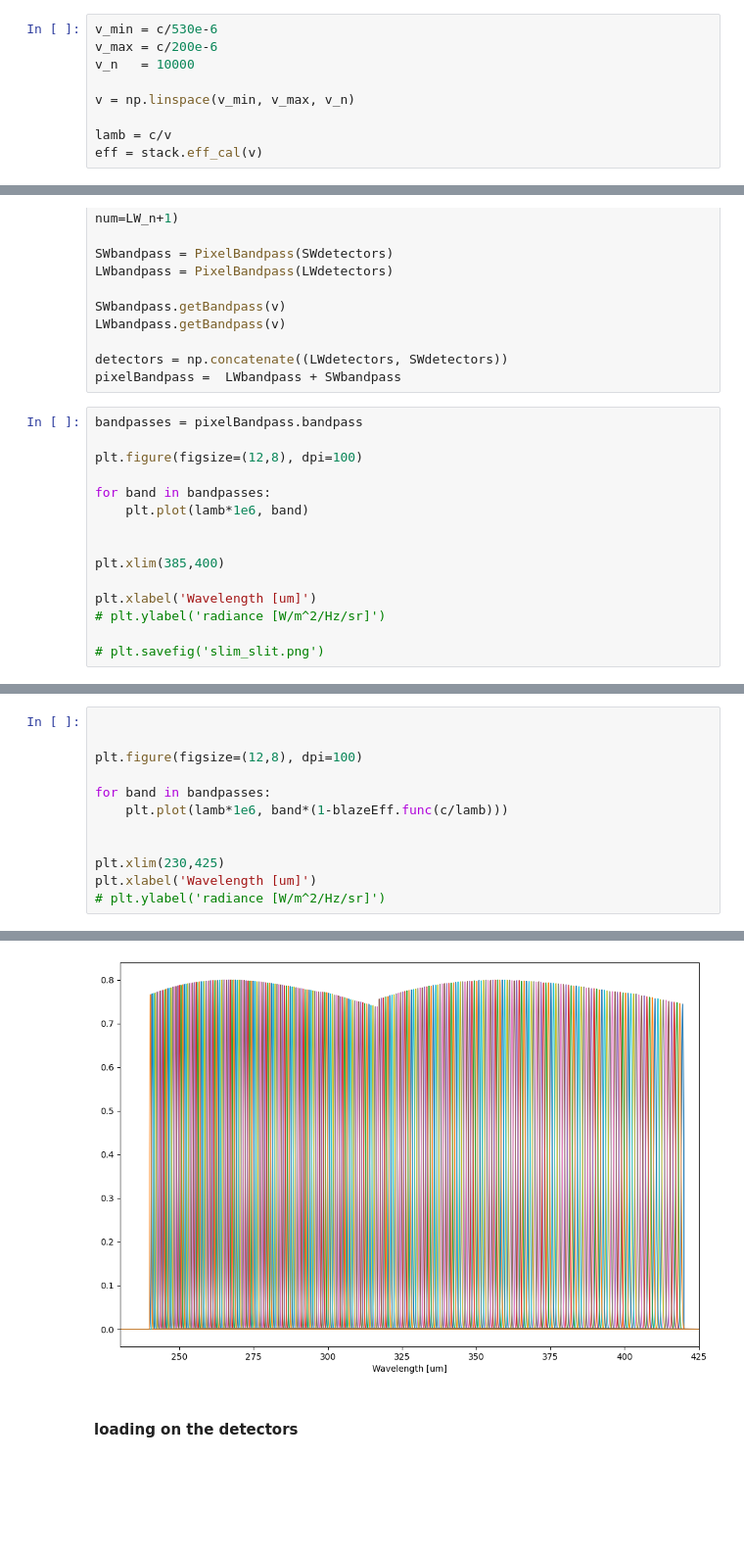
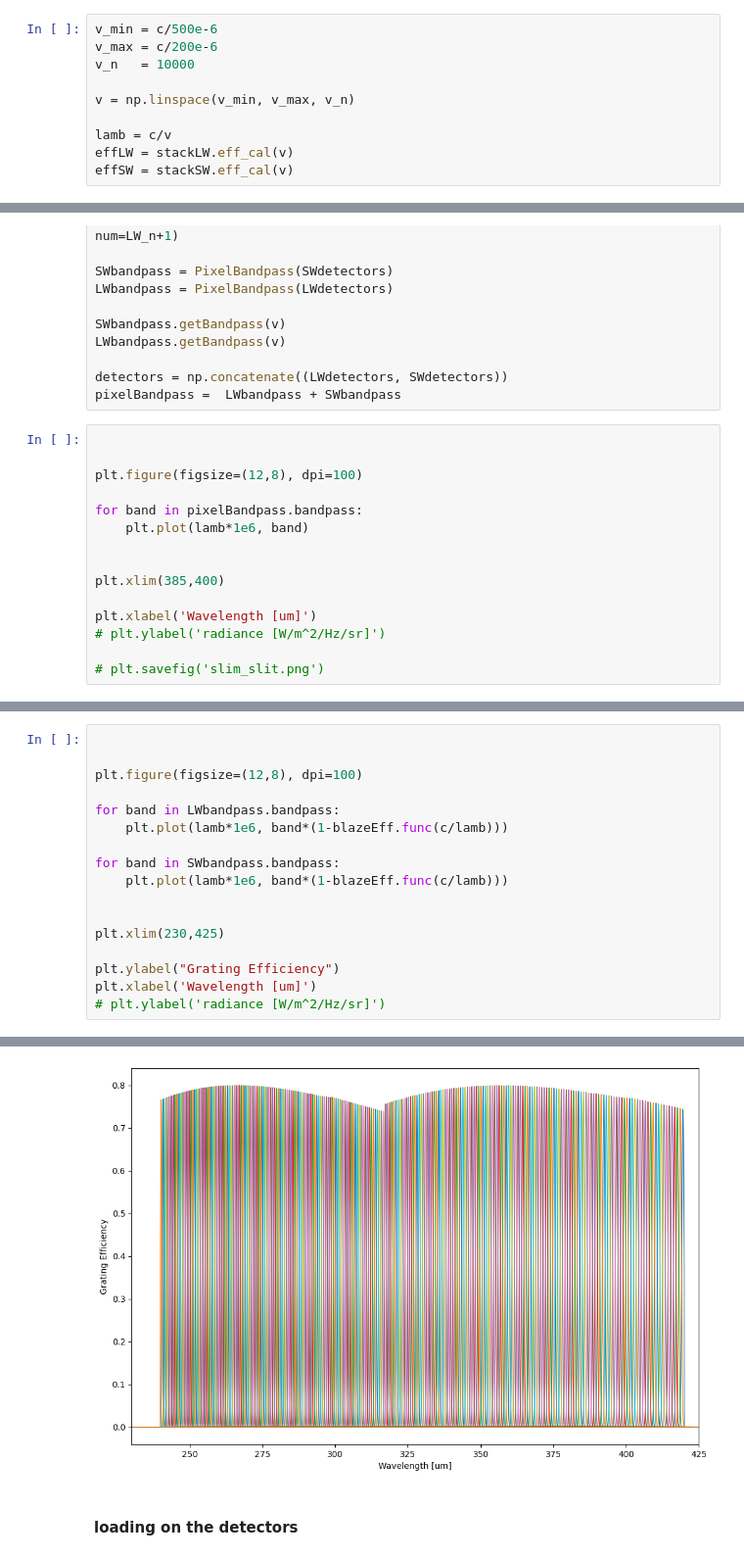
Before and after one commit to tim-balloon/tim-inst_modl, a Jupyter notebook: Spectral_loading_model/Spectral_loading.ipynb, the cells around one changed output, grey strips where cells are left out. Shown at 98% size. Cells and saved outputs as stored; diff of their text form; blank space fills up the shorter version.

```diff
--- a/Spectral_loading_model/Spectral_loading.ipynb
+++ b/Spectral_loading_model/Spectral_loading.ipynb
@@ -551,12 +575,13 @@ stack = OpticalStack(layers,sources)
 # %%
-v_min = c/530e-6
+v_min = c/500e-6
 v_max = c/200e-6
 v_n   = 10000
 
 v = np.linspace(v_min, v_max, v_n)
 
 lamb = c/v
-eff = stack.eff_cal(v)
+effLW = stackLW.eff_cal(v)
+effSW = stackSW.eff_cal(v)
 # %% [markdown]
 #### Radiance across the band
 # %%
@@ -622,11 +655,11 @@ LWbandpass.getBandpass(v)
 detectors = np.concatenate((LWdetectors, SWdetectors))
 pixelBandpass =  LWbandpass + SWbandpass
 # %%
-bandpasses = pixelBandpass.bandpass
+
 
 plt.figure(figsize=(12,8), dpi=100)
 
-for band in bandpasses:
+for band in pixelBandpass.bandpass:
     plt.plot(lamb*1e6, band)
 
 
@@ -642,18 +675,23 @@ Text(0.5, 0, 'Wavelength [um]')
 # %%
 
 
 plt.figure(figsize=(12,8), dpi=100)
 
-for band in bandpasses:
+for band in LWbandpass.bandpass:
+    plt.plot(lamb*1e6, band*(1-blazeEff.func(c/lamb)))
+
+for band in SWbandpass.bandpass:
     plt.plot(lamb*1e6, band*(1-blazeEff.func(c/lamb)))
 
 
 plt.xlim(230,425)
+
+plt.ylabel("Grating Efficiency")
 plt.xlabel('Wavelength [um]')
 # plt.ylabel('radiance [W/m^2/Hz/sr]')
 # %% [output]
 Text(0.5, 0, 'Wavelength [um]')
-[figure, old version]
+[figure, new version]
 # %% [markdown]
 #### loading on the detectors
 # %%
```
Also changed, not shown: parts of 17 cells of this notebook, 1 other file.
